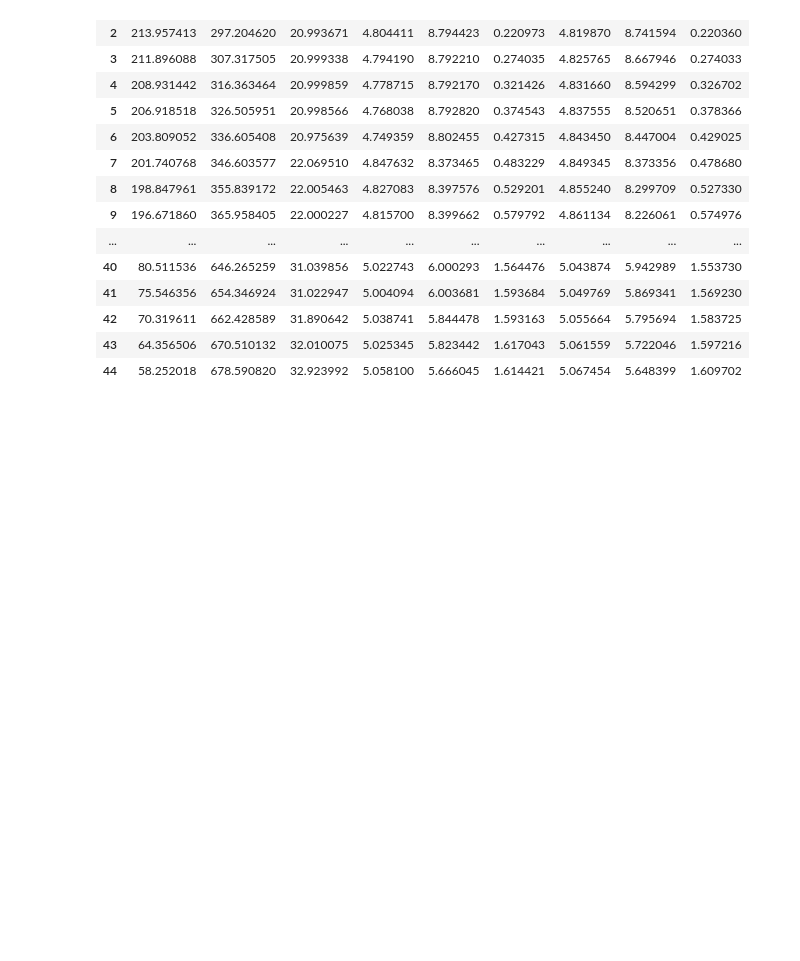
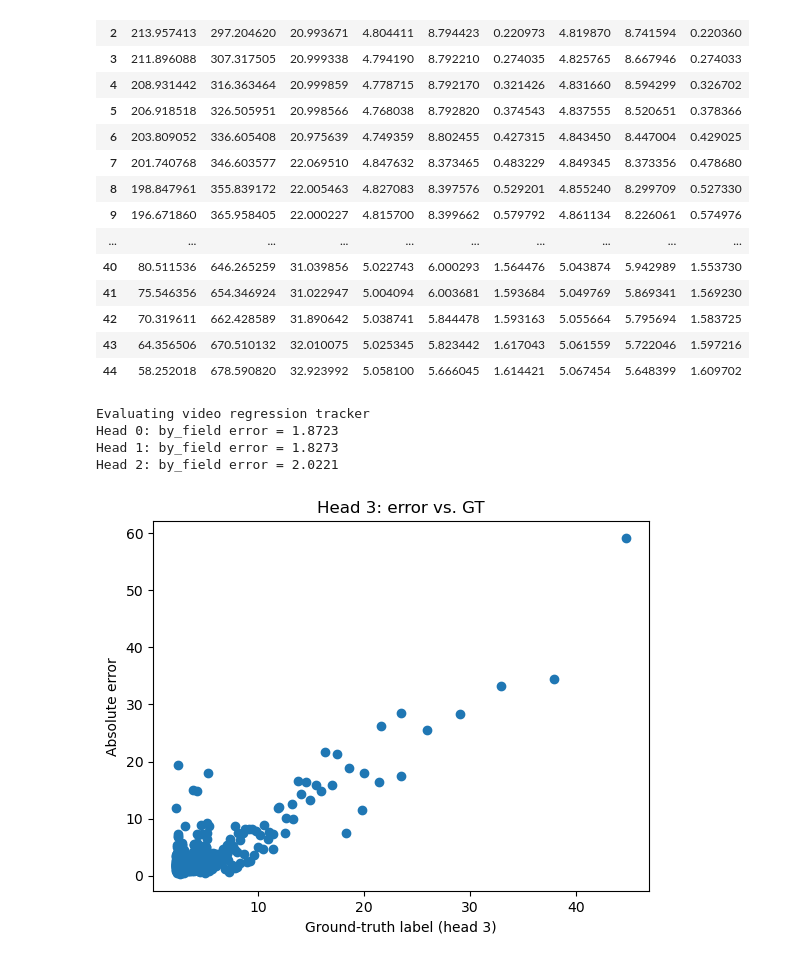
Before and after one commit to MarioRealEn/GoalieSNN, a Jupyter notebook: 3DTracker.ipynb, the cells around one changed output. Saved outputs shown, nothing was run; the diff lists cells and outputs as text; code cells hidden in the pictures; blank space fills up the shorter version.

```diff
--- a/3DTracker.ipynb
+++ b/3DTracker.ipynb
@@ -1283,3 +1416,28 @@ df
 | 42 | 70.319611 | 662.428589 | 31.890642 | 5.038741 | 5.844478 | 1.593163 | 5.055664 | 5.795694 | 1.583725 |
 | 43 | 64.356506 | 670.510132 | 32.010075 | 5.025345 | 5.823442 | 1.617043 | 5.061559 | 5.722046 | 1.597216 |
 | 44 | 58.252018 | 678.590820 | 32.923992 | 5.058100 | 5.666045 | 1.614421 | 5.067454 | 5.648399 | 1.609702 |
+# %%
+errors, gts = model.evaluate(valid_loader_in, device, num_steps=10, print_results=True, operation='by_field', weighted_avg=True)
+# %% [output]
+Evaluating video regression tracker
+Head 0: by_field error = 1.8723
+Head 1: by_field error = 1.8273
+Head 2: by_field error = 2.0221
+# %%
+abs_errors = []
+for i in range(len(errors[0])):
+    abs_error = np.linalg.norm([error[i] for error in errors])
+    abs_errors.append(abs_error)
+abs_errors = np.array(abs_errors)
+# %%
+errs3 = abs_errors
+gts3  = gts[2]
+
+plt.figure()
+plt.scatter(gts3, errs3)
+plt.xlabel("Ground-truth label (head 3)")
+plt.ylabel("Absolute error")
+plt.title("Head 3: error vs. GT")
+plt.show()
+# %% [output]
+[figure, added]
```
Also changed, not shown: parts of 25 cells of this notebook, 4 other files.
